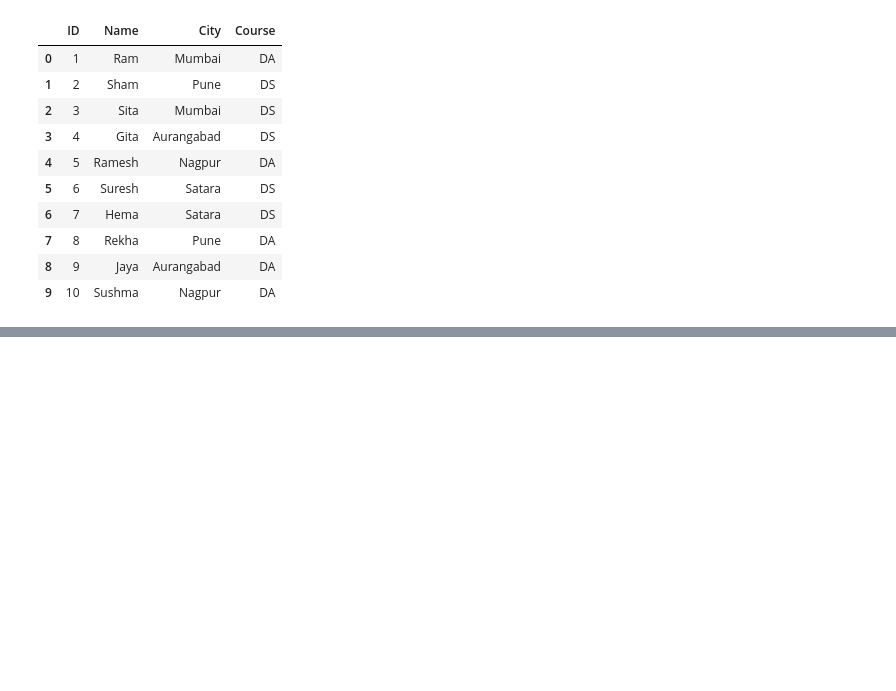
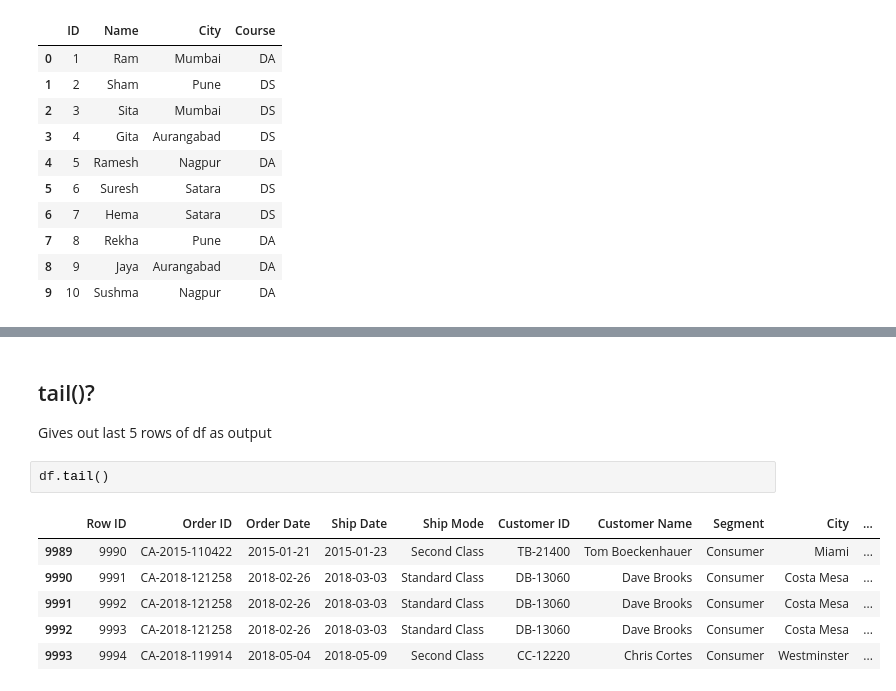
Before and after one commit to albertodavincishekhawat/3RI, a Jupyter notebook: analytics/2. Pandas.ipynb, the cells around one changed output, grey strips where cells are left out. Drawn from its saved outputs; the diff is of its cells as text; blank space fills up the shorter version.

```diff
--- a/analytics/2. Pandas.ipynb
+++ b/analytics/2. Pandas.ipynb
@@ -180,0 +197,12 @@ df5
+# %% [markdown]
+## tail()?
+Gives out last 5 rows of df  as output
+# %%
+df.tail()
+# %% [output]
+|  | Row ID | Order ID | Order Date | Ship Date | Ship Mode | Customer ID | Customer Name | Segment | City | ... |
+| 9989 | 9990 | CA-2015-110422 | 2015-01-21 | 2015-01-23 | Second Class | TB-21400 | Tom Boeckenhauer | Consumer | Miami | ... |
+| 9990 | 9991 | CA-2018-121258 | 2018-02-26 | 2018-03-03 | Standard Class | DB-13060 | Dave Brooks | Consumer | Costa Mesa | ... |
+| 9991 | 9992 | CA-2018-121258 | 2018-02-26 | 2018-03-03 | Standard Class | DB-13060 | Dave Brooks | Consumer | Costa Mesa | ... |
+| 9992 | 9993 | CA-2018-121258 | 2018-02-26 | 2018-03-03 | Standard Class | DB-13060 | Dave Brooks | Consumer | Costa Mesa | ... |
+| 9993 | 9994 | CA-2018-119914 | 2018-05-04 | 2018-05-09 | Second Class | CC-12220 | Chris Cortes | Consumer | Westminster | ... |
```
Also changed, not shown: parts of 23 cells of this notebook, 1 other file.
